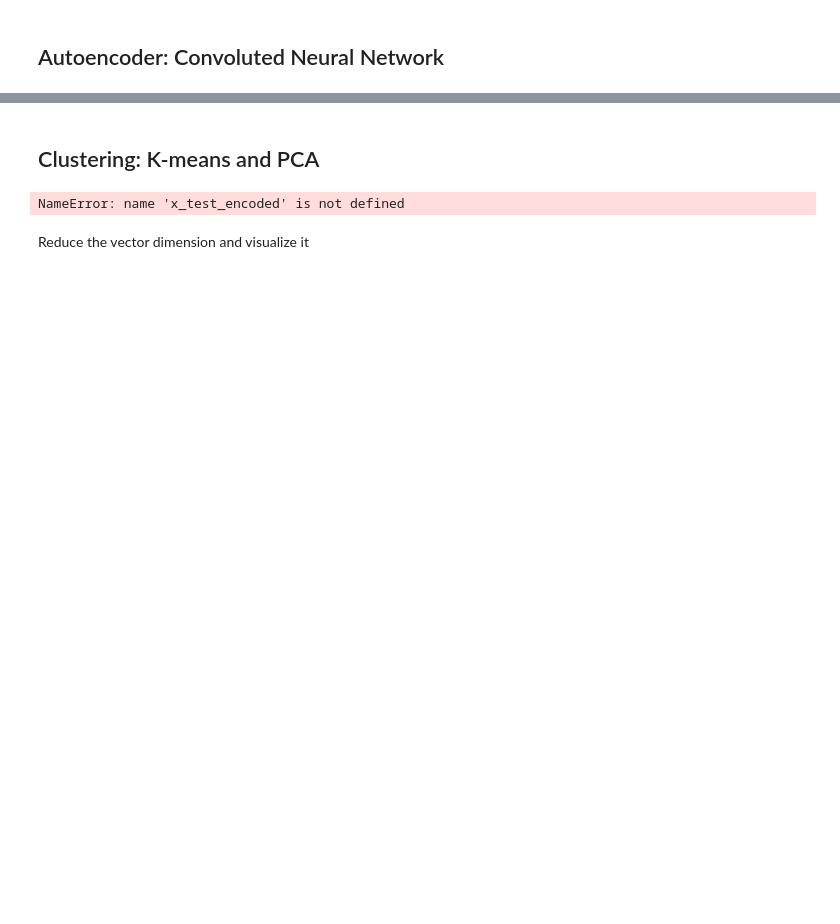
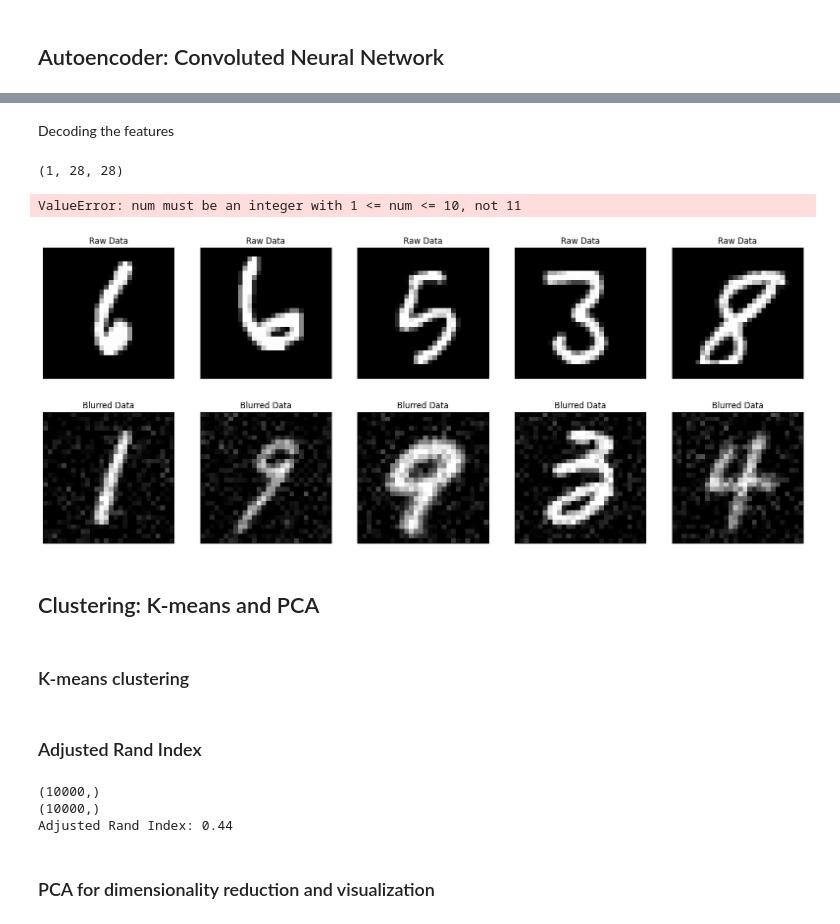
Before and after one commit to jovenlaurens/image-classifier, a Jupyter notebook: src/model_test.ipynb, the cells around one changed output, grey strips where cells are left out. Saved outputs shown, nothing was run; the diff lists cells and outputs as text; code cells hidden in the pictures; blank space fills up the shorter version.

```diff
--- a/src/model_test.ipynb
+++ b/src/model_test.ipynb
@@ -81,26 +156,52 @@ Example of the decoded images
+# %% [markdown]
+Decoding the features
 # %%
+all_decoded = []
+all_blur = []
+all_img = []
 n = 5
-plt.figure(figsize=(20, 4))
+
+with torch.no_grad():
+    for i, data in enumerate(train_loader, 0):
+        if i == n:
+            break
+        img, _ = data
+        blur_img = transform_blur(img)
+        outputs = model.forward(blur_img)
+        all_decoded.append(outputs[0].detach().numpy())
+        all_img.append(img[0].detach().numpy())
+        all_blur.append(blur_img[0].detach().numpy())
 
 
-decoded = model.forward(x_testr)
-
-decoded = decoded.detach().numpy()
+print(all_decoded[0].shape)
+plt.figure(figsize=(40, 8))
 
 for i in range(n):
     # define subplot
     ax = plt.subplot(2, n , 1 + i)
-    plt.imshow(x_test[i].reshape(28, 28), cmap=plt.get_cmap('gray'))
+    plt.imshow(all_raw[i].reshape(28, 28), cmap=plt.get_cmap('gray'))
     ax.get_xaxis().set_visible(False)
     ax.get_yaxis().set_visible(False)
-    ax.set_title('Real Data')
+    ax.set_title('Raw Data')
 
     ax = plt.subplot(2, n, 1 + i + n)
-    plt.imshow(decoded[i].reshape(28, 28), cmap=plt.get_cmap('gray'))
+    plt.imshow(all_blur[i].reshape(28, 28), cmap=plt.get_cmap('gray'))
+    ax.get_xaxis().set_visible(False)
+    ax.get_yaxis().set_visible(False)
+    ax.set_title('Blurred Data')
+
+    ax = plt.subplot(2, n, 1 + i + n + 1)
+    plt.imshow(all_decoded[i].reshape(28, 28), cmap=plt.get_cmap('gray'))
     ax.get_xaxis().set_visible(False)
     ax.get_yaxis().set_visible(False)
     ax.set_title('Decoded Data')
 
 plt.show()
+# %% [output]
+(1, 28, 28)
+ValueError: num must be an integer with 1 <= num <= 10, not 11
+[figure, added]
 # %% [markdown]
 ## Clustering: K-means and PCA
+# %% [markdown]
+### K-means clustering
@@ -107,8 +213,6 @@ plt.show()
+# %% [markdown]
+### Adjusted Rand Index
 # %%
-from kmeans import KMeans
-from sklearn.metrics.cluster import pair_confusion_matrix
-
-
 def rand_index_score(labels_true, labels_pred):
     (tn, fp), (fn, tp) = pair_confusion_matrix(labels_true, labels_pred)
     tn, fp, fn, tp = int(tn), int(fp), int(fn), int(tp)
@@ -116,16 +220,13 @@ def rand_index_score(labels_true, labels_pred):
         return 1.0
     return 2.0 * (tp * tn - fn * fp) / ((tp + fn) * (fn + tn) + (tp + fp) * (fp + tn))
 
-
-# Fit KMeans model
-kmeans = KMeans(n_clusters=10)
-kmeans.fit(x_test_encoded)
-labels = kmeans.predict(x_test_encoded)
-
-# Evaluate the model
-ari = rand_index_score(labels, y_test)
+print(labels.shape)
+print(true_labels.shape)
+ari = rand_index_score(labels, true_labels)
 print(f'Adjusted Rand Index: {ari:.2f}')
 # %% [output]
-NameError: name 'x_test_encoded' is not defined
+(10000,)
+(10000,)
+Adjusted Rand Index: 0.44
-# %% [markdown]
-Reduce the vector dimension and visualize it
+# %% [markdown]
+### PCA for dimensionality reduction and visualization
```
Also changed, not shown: parts of 25 cells of this notebook, 22 other files.
